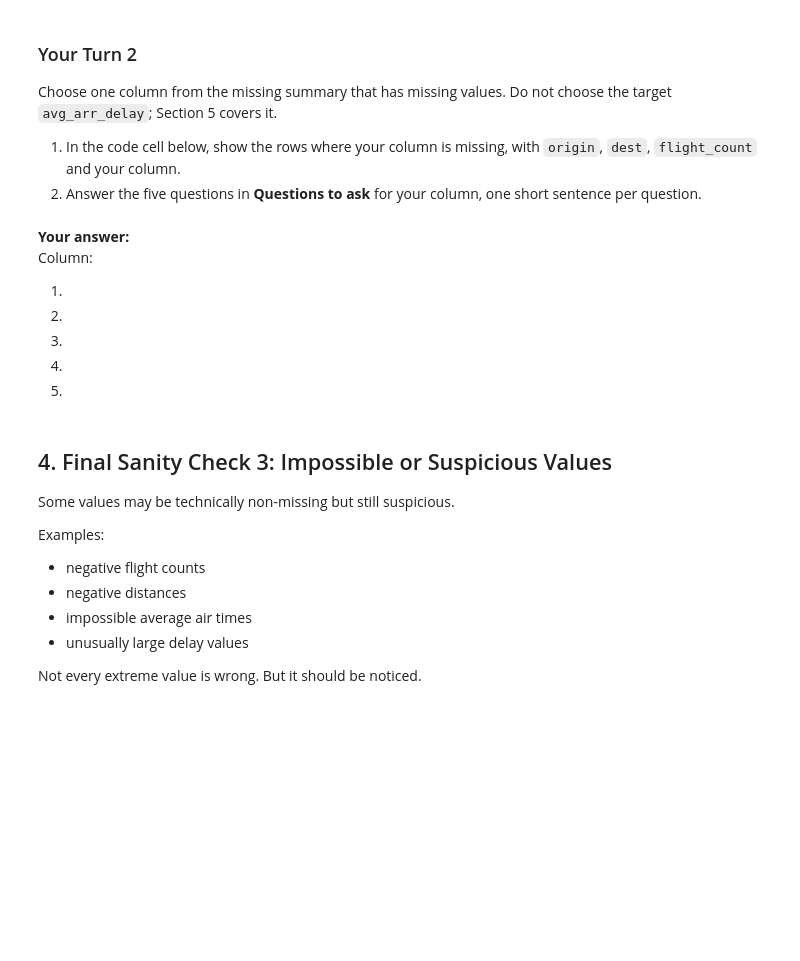
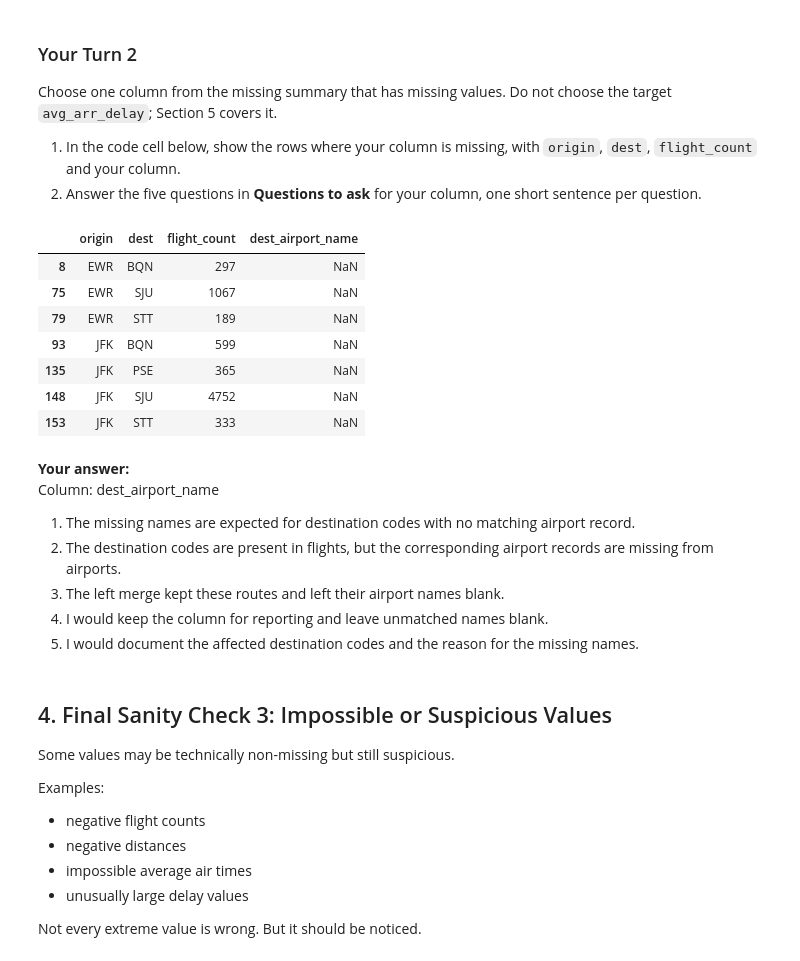
Before and after one commit to Jade-Jung/ban6003-week-11-hyejung-jung, a Jupyter notebook: notebooks/module11_abt_documentation_guided_lab.ipynb, the cells around one changed output. Drawn from its saved outputs; the diff is of its cells as text; code cells hidden in the pictures; blank space fills up the shorter version.

```diff
--- a/notebooks/module11_abt_documentation_guided_lab.ipynb
+++ b/notebooks/module11_abt_documentation_guided_lab.ipynb
@@ -268,16 +242,29 @@ Choose one column from the missing summary that has missing values. Do not choos
 # %%
 # Your Turn 2
 # Replace your_column with the column you chose, then show its missing rows.
 # Hint: route_abt[route_abt["your_column"].isna()][["origin", "dest", "flight_count", "your_column"]]
+
+route_abt.loc[
+    route_abt["dest_airport_name"].isna(),
+    ["origin", "dest", "flight_count", "dest_airport_name"],
+]
+# %% [output]
+|  | origin | dest | flight_count | dest_airport_name |
+| 8 | EWR | BQN | 297 | NaN |
+| 75 | EWR | SJU | 1067 | NaN |
+| 79 | EWR | STT | 189 | NaN |
+| 93 | JFK | BQN | 599 | NaN |
+| 135 | JFK | PSE | 365 | NaN |
+| 148 | JFK | SJU | 4752 | NaN |
+| 153 | JFK | STT | 333 | NaN |
 # %% [markdown]
 **Your answer:**
-Column:
-
-1.
-2.
-3.
-4.
-5.
+Column: dest_airport_name
+1. The missing names are expected for destination codes with no matching airport record.
+2. The destination codes are present in flights, but the corresponding airport records are missing from airports.
+3. The left merge kept these routes and left their airport names blank.
+4. I would keep the column for reporting and leave unmatched names blank.
+5. I would document the affected destination codes and the reason for the missing names.
 # %% [markdown]
 ## 4. Final Sanity Check 3: Impossible or Suspicious Values
 
```
Also changed, not shown: parts of 17 cells of this notebook, 3 other files.
